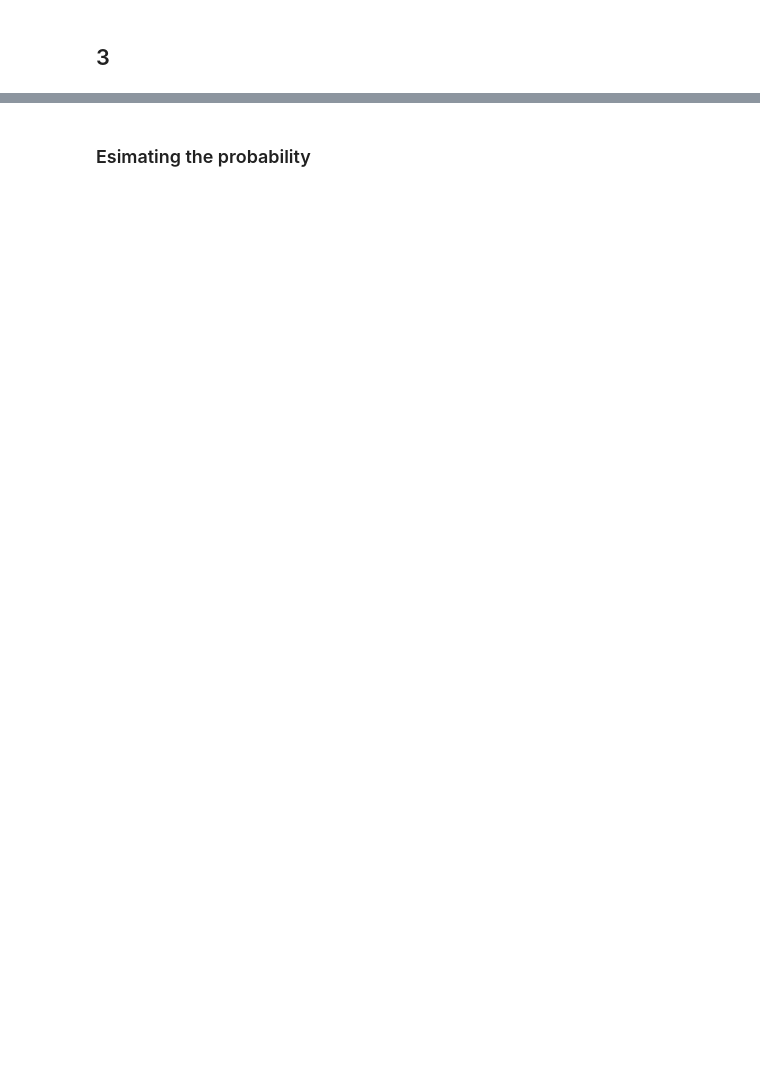
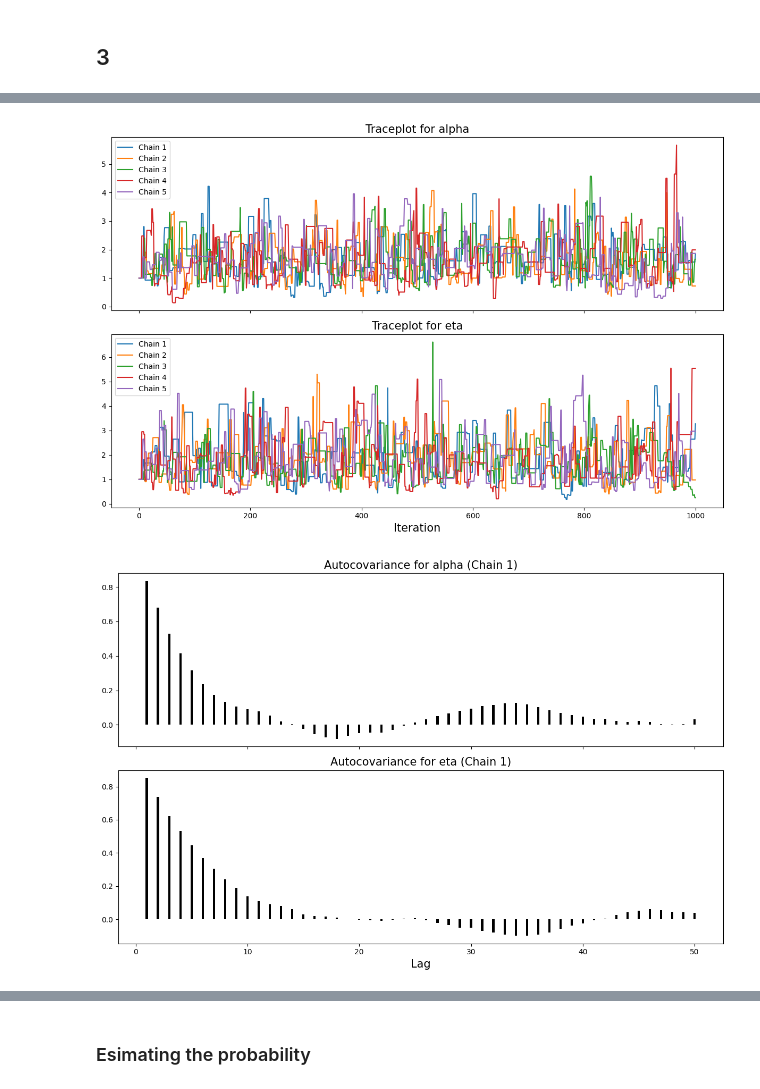
Before and after one commit to markoMedved/Mathematics2-HW, a Jupyter notebook: MCMC/solution.ipynb, the cells around one changed output, grey strips where cells are left out. Drawn from its saved outputs; the diff is of its cells as text; code cells hidden in the pictures; blank space fills up the shorter version.

```diff
--- a/MCMC/solution.ipynb
+++ b/MCMC/solution.ipynb
@@ -491,0 +453,79 @@ ESS α = 115.4, ESS η = 137.9
+# %%
+np.random.seed(42)
+
+num_chains = 5
+num_samples = 1000
+initial_state = [1, 1]
+
+all_samples = []
+
+for i in range(num_chains):
+    samples, _ = metropolis_hastings_exp(initial_state, N=num_samples)
+    all_samples.append(np.array(samples))
+
+all_samples = np.array(all_samples)
+
+# Plot traceplots
+fig, axs = plt.subplots(2, 1, figsize=(12, 8), sharex=True)
+for i in range(num_chains):
+    axs[0].plot(all_samples[i, :, 0], label=f'Chain {i+1}')
+    axs[1].plot(all_samples[i, :, 1], label=f'Chain {i+1}')
+
+axs[0].set_title('Traceplot for alpha', fontsize=15)
+axs[1].set_title('Traceplot for eta', fontsize=15)
+axs[1].set_xlabel('Iteration', fontsize=15)
+axs[0].legend()
+axs[1].legend()
+plt.tight_layout()
+plt.savefig("report/figures/exp_trace.png")
+plt.show()
+
+# Autocorrelation plots + ESS
+max_lag = 50
+lags = np.arange(1, max_lag + 1)
+
+fig, axs = plt.subplots(2, 1, figsize=(12, 8), sharex=True)
+
+alpha_chain1 = all_samples[0, :, 0]
+eta_chain1 = all_samples[0, :, 1]
+
+alpha_acorr = [autocorr(alpha_chain1, lag) for lag in lags]
+eta_acorr = [autocorr(eta_chain1, lag) for lag in lags]
+
+axs[0].bar(lags, alpha_acorr, color='black', width=0.2)
+axs[1].bar(lags, eta_acorr, color='black', width=0.2)
+
+
+axs[0].set_title(f'Autocovariance for alpha (Chain 1)', fontsize=15)
+axs[1].set_title(f'Autocovariance for eta (Chain 1)', fontsize=15)
+axs[1].set_xlabel('Lag', fontsize=15)
+
+plt.tight_layout()
+plt.savefig("report/figures/exp_cov.png")
+plt.show()
+ess_alpha_total = 0
+ess_eta_total = 0
+
+for i in range(num_chains):
+    ess_alpha_total += compute_ess(all_samples[i, :, 0])
+    ess_eta_total += compute_ess(all_samples[i, :, 1])
+
+print(f"Total ESS for alpha across all chains: {ess_alpha_total:.2f}")
+print(f"Total ESS for eta across all chains: {ess_eta_total:.2f}")
+
+
+# Calculate overall mean and variance across all chains and samples
+all_alpha_samples = all_samples[:, :, 0].flatten()
+all_eta_samples = all_samples[:, :, 1].flatten()
+
+alpha_mean = np.mean(all_alpha_samples)
+alpha_var = np.var(all_alpha_samples, ddof=1)
+
+eta_mean = np.mean(all_eta_samples)
+eta_var = np.var(all_eta_samples, ddof=1)
+
+print(f"Overall Alpha mean: {alpha_mean:.4f}, variance: {alpha_var:.4f}")
+print(f"Overall Eta mean: {eta_mean:.4f}, variance: {eta_var:.4f}")
+# %% [output]
+[figure, added]
+[figure, added]
```
Also changed, not shown: parts of 26 cells of this notebook, 13 other files.
